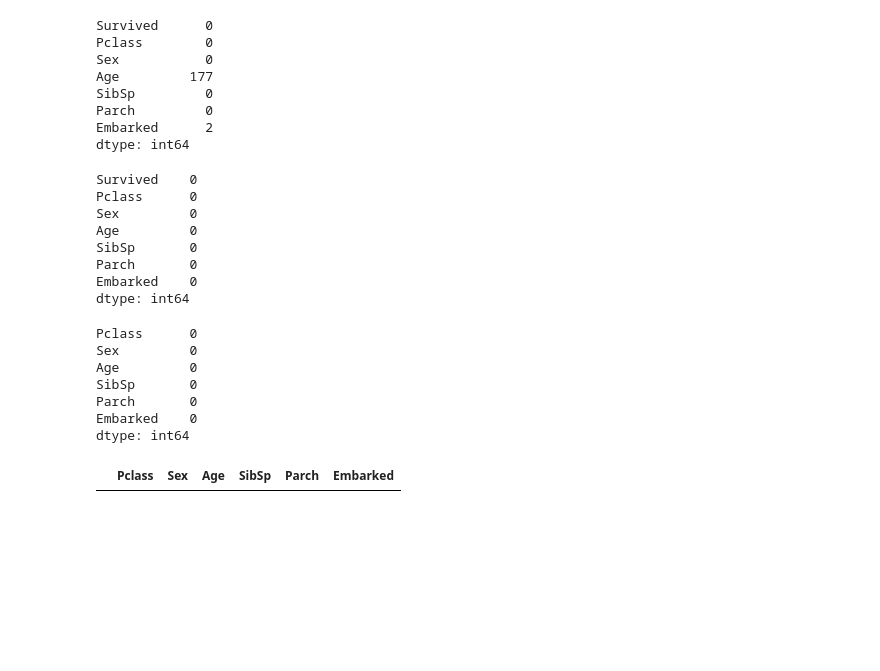
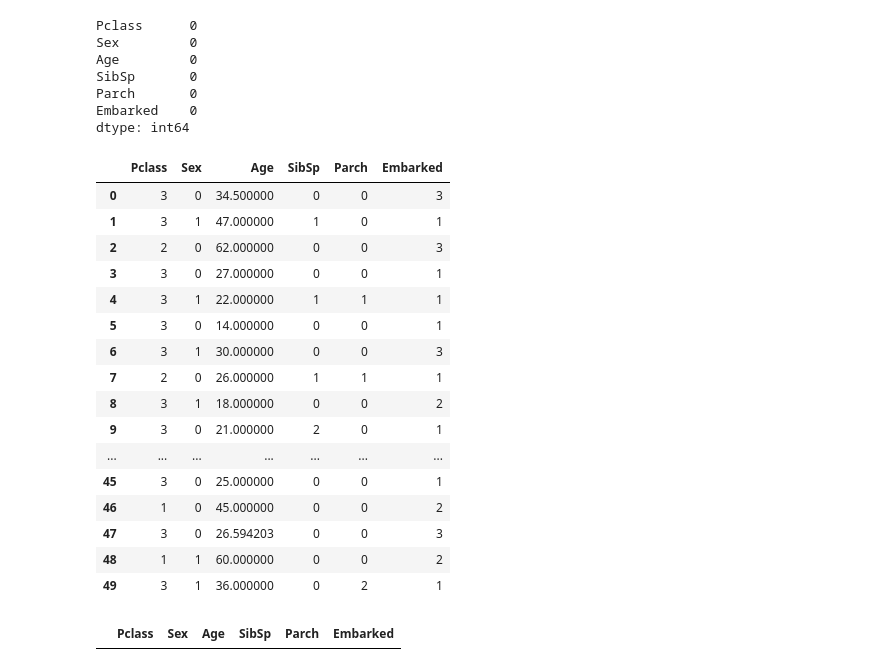
Before and after one commit to danilolfigueiredo/Kaggle, a Jupyter notebook: Main.ipynb, the cells around one changed output. Cells and saved outputs as stored; diff of their text form; code cells hidden in the pictures; blank space fills up the shorter version.

```diff
--- a/Main.ipynb
+++ b/Main.ipynb
@@ -33,31 +36,3 @@ train.drop(['PassengerId','Ticket', 'Fare', 'Cabin', 'Name'], axis=1,inplace=Tru
-# %%
-###Para ser feito: fazer uma média com groupby de todas as variáveis para definir a idade
-#train['Age'].fillna(29.7,inplace = True)
-#train.dropna(inplace = True)
-train.isnull().sum()
-# %% [output]
-Survived      0
-Pclass        0
-Sex           0
-Age         177
-SibSp         0
-Parch         0
-Embarked      2
-dtype: int64
-# %%
-train.groupby(['Sex','Pclass','SibSp','Parch','Embarked'])['Age'].mean()
-train["Age"] = train.groupby(['Sex','Pclass','SibSp','Parch']).transform(lambda x: x.fillna(x.mean()))
-train.dropna(inplace = True)
-train.isnull().sum()
-# %% [output]
-Survived    0
-Pclass      0
-Sex         0
-Age         0
-SibSp       0
-Parch       0
-Embarked    0
-dtype: int64
 # %%
 X = train.drop(['Survived'], axis='columns')
 y = train['Survived']
@@ -80,3 +57,23 @@ dtype: int64
+# %%
+test.head(50)
+# %% [output]
+|  | Pclass | Sex | Age | SibSp | Parch | Embarked |
+| 0 | 3 | 0 | 34.500000 | 0 | 0 | 3 |
+| 1 | 3 | 1 | 47.000000 | 1 | 0 | 1 |
+| 2 | 2 | 0 | 62.000000 | 0 | 0 | 3 |
+| 3 | 3 | 0 | 27.000000 | 0 | 0 | 1 |
+| 4 | 3 | 1 | 22.000000 | 1 | 1 | 1 |
+| 5 | 3 | 0 | 14.000000 | 0 | 0 | 1 |
+| 6 | 3 | 1 | 30.000000 | 0 | 0 | 3 |
+| 7 | 2 | 0 | 26.000000 | 1 | 1 | 1 |
+| 8 | 3 | 1 | 18.000000 | 0 | 0 | 2 |
+| 9 | 3 | 0 | 21.000000 | 2 | 0 | 1 |
+| ... | ... | ... | ... | ... | ... | ... |
+| 45 | 3 | 0 | 25.000000 | 0 | 0 | 1 |
+| 46 | 1 | 0 | 45.000000 | 0 | 0 | 2 |
+| 47 | 3 | 0 | 26.594203 | 0 | 0 | 3 |
+| 48 | 1 | 1 | 60.000000 | 0 | 0 | 2 |
+| 49 | 3 | 1 | 36.000000 | 0 | 2 | 1 |
 # %%
 test[test.isnull().any(axis=1)]
 # %% [output]
```
Also changed, not shown: parts of 9 cells of this notebook, 2 other files.
